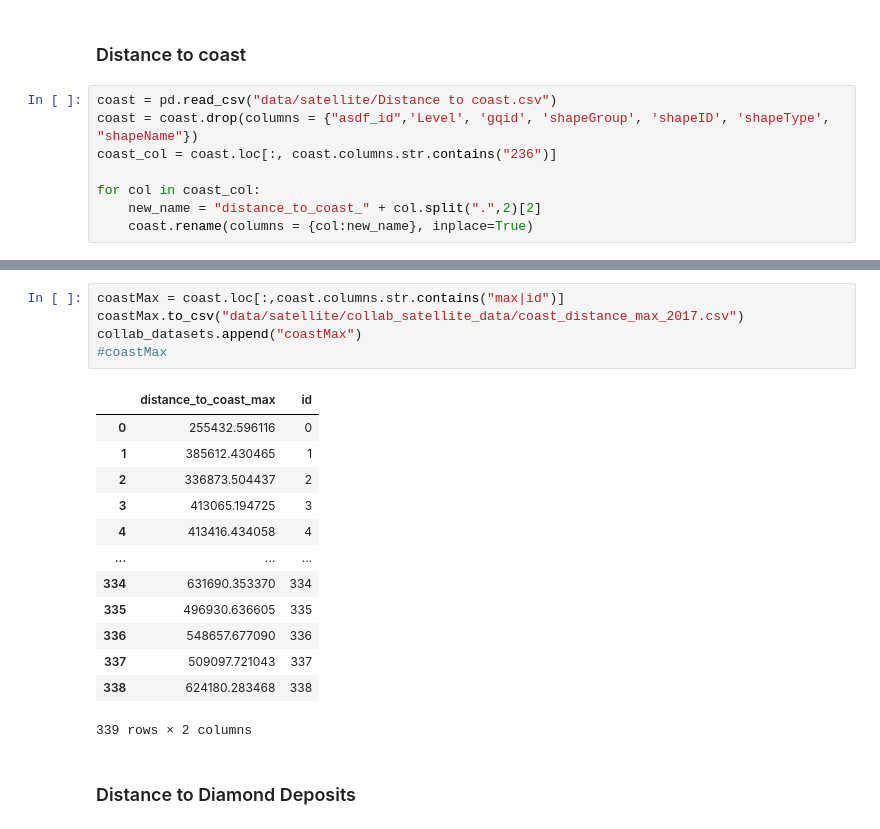
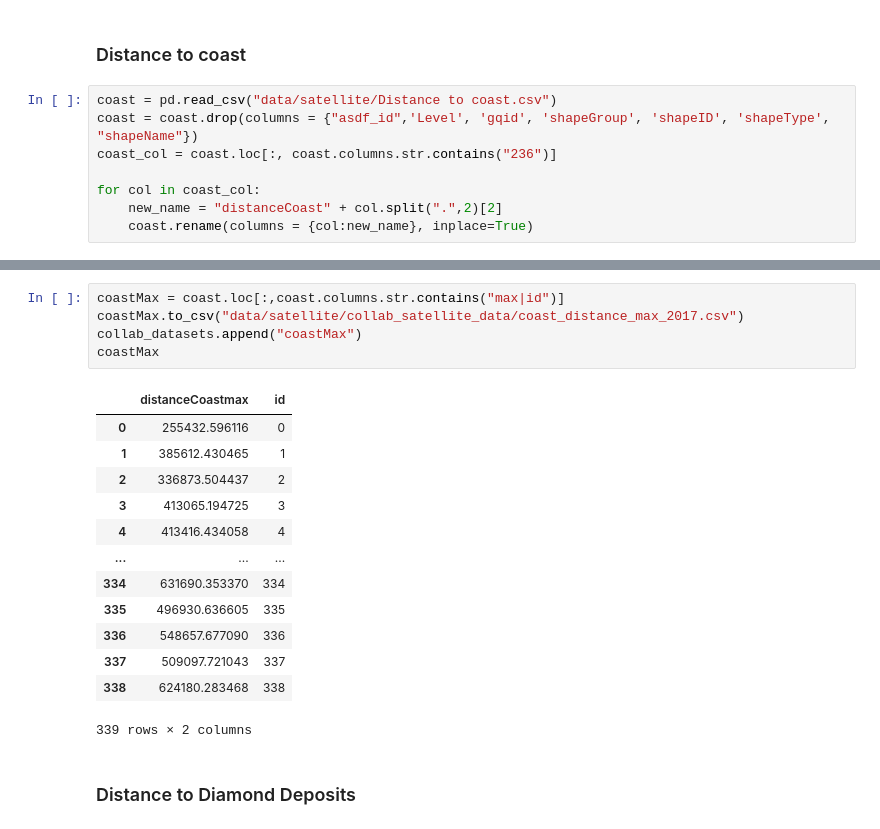
Before and after one commit to HendrixPeralta/bol_hdi_prediction, a Jupyter notebook: 99_collab_satellite_data.ipynb, the cells around one changed output, grey strips where cells are left out. Cells and saved outputs as stored; diff of their text form.

```diff
--- a/99_collab_satellite_data.ipynb
+++ b/99_collab_satellite_data.ipynb
@@ -131,7 +146,7 @@ coast = coast.drop(columns = {"asdf_id",'Level', 'gqid', 'shapeGroup', 'shapeID'
 coast_col = coast.loc[:, coast.columns.str.contains("236")]
 
 for col in coast_col:
-    new_name = "distance_to_coast_" + col.split(".",2)[2]
+    new_name = "distanceCoast" + col.split(".",2)[2]
     coast.rename(columns = {col:new_name}, inplace=True)
 # %%
 coastMean = coast.loc[:,coast.columns.str.contains("mean|id")]
@@ -174,10 +161,10 @@ collab_datasets.append("coastMin")
 # %%
 coastMax = coast.loc[:,coast.columns.str.contains("max|id")]
 coastMax.to_csv("data/satellite/collab_satellite_data/coast_distance_max_2017.csv")
 collab_datasets.append("coastMax")
-#coastMax
+coastMax
 # %% [output]
-|  | distance_to_coast_max | id |
+|  | distanceCoastmax | id |
 | 0 | 255432.596116 | 0 |
 | 1 | 385612.430465 | 1 |
 | 2 | 336873.504437 | 2 |
```
Also changed, not shown: parts of 4 cells of this notebook, 4 other files.
